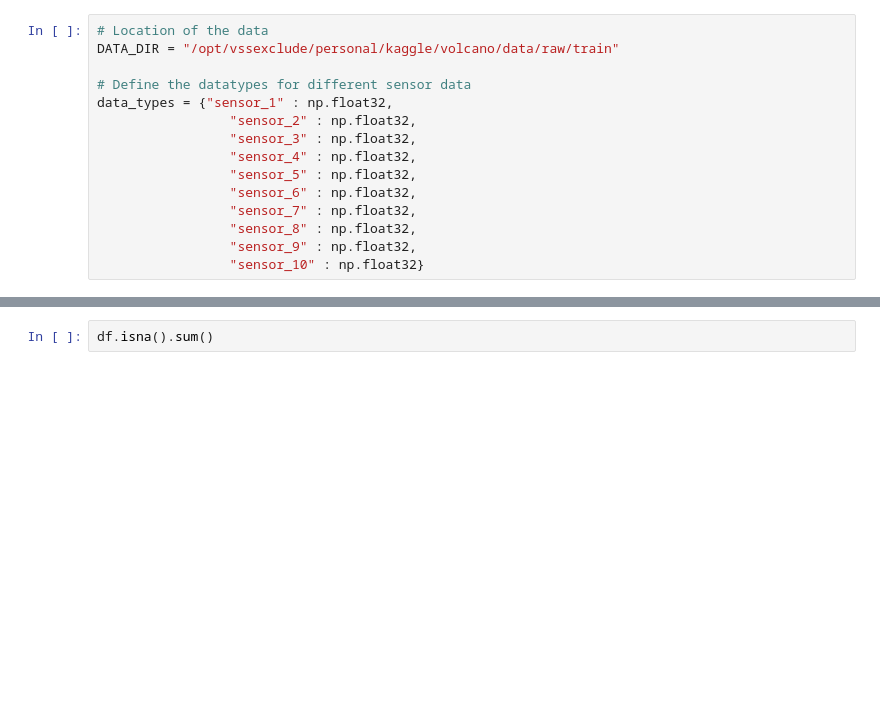
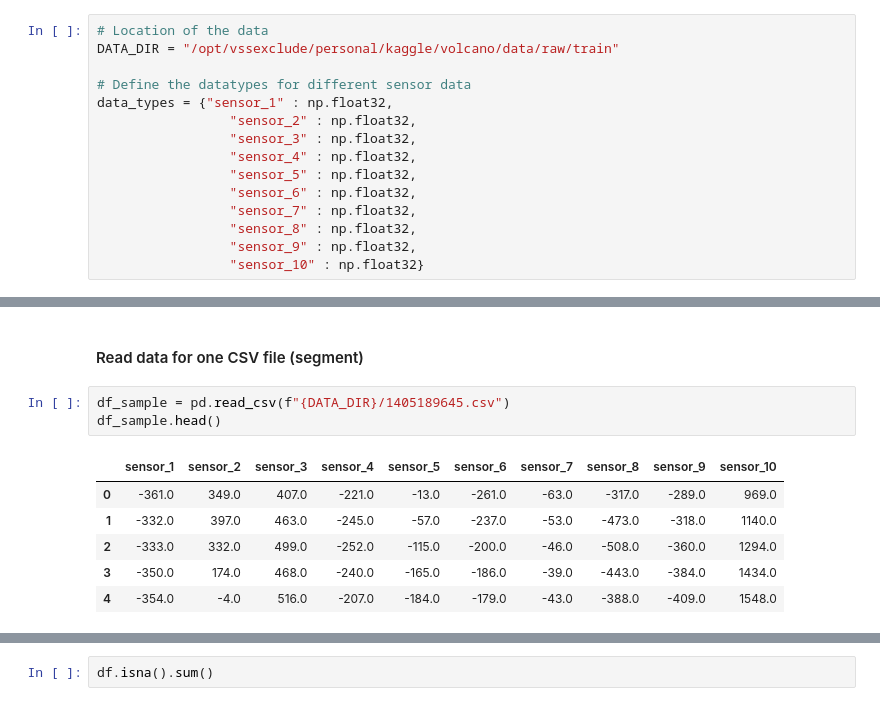
Before and after one commit to arnabbiswas1/feature_engineering_with_tsfresh_and_dask, a Jupyter notebook: notebooks/1_fe_with_tsfresh.ipynb, the cells around one changed output, grey strips where cells are left out. Saved outputs shown, nothing was run; the diff lists cells and outputs as text; blank space fills up the shorter version.

```diff
--- a/notebooks/1_fe_with_tsfresh.ipynb
+++ b/notebooks/1_fe_with_tsfresh.ipynb
@@ -30,0 +44,12 @@ data_types = {"sensor_1" : np.float32,
+# %% [markdown]
+#### Read data for one CSV file (segment)
+# %%
+df_sample = pd.read_csv(f"{DATA_DIR}/1405189645.csv")
+df_sample.head()
+# %% [output]
+|  | sensor_1 | sensor_2 | sensor_3 | sensor_4 | sensor_5 | sensor_6 | sensor_7 | sensor_8 | sensor_9 | sensor_10 |
+| 0 | -361.0 | 349.0 | 407.0 | -221.0 | -13.0 | -261.0 | -63.0 | -317.0 | -289.0 | 969.0 |
+| 1 | -332.0 | 397.0 | 463.0 | -245.0 | -57.0 | -237.0 | -53.0 | -473.0 | -318.0 | 1140.0 |
+| 2 | -333.0 | 332.0 | 499.0 | -252.0 | -115.0 | -200.0 | -46.0 | -508.0 | -360.0 | 1294.0 |
+| 3 | -350.0 | 174.0 | 468.0 | -240.0 | -165.0 | -186.0 | -39.0 | -443.0 | -384.0 | 1434.0 |
+| 4 | -354.0 | -4.0 | 516.0 | -207.0 | -184.0 | -179.0 | -43.0 | -388.0 | -409.0 | 1548.0 |
```
Also changed, not shown: parts of 47 cells of this notebook, 3 other files.
